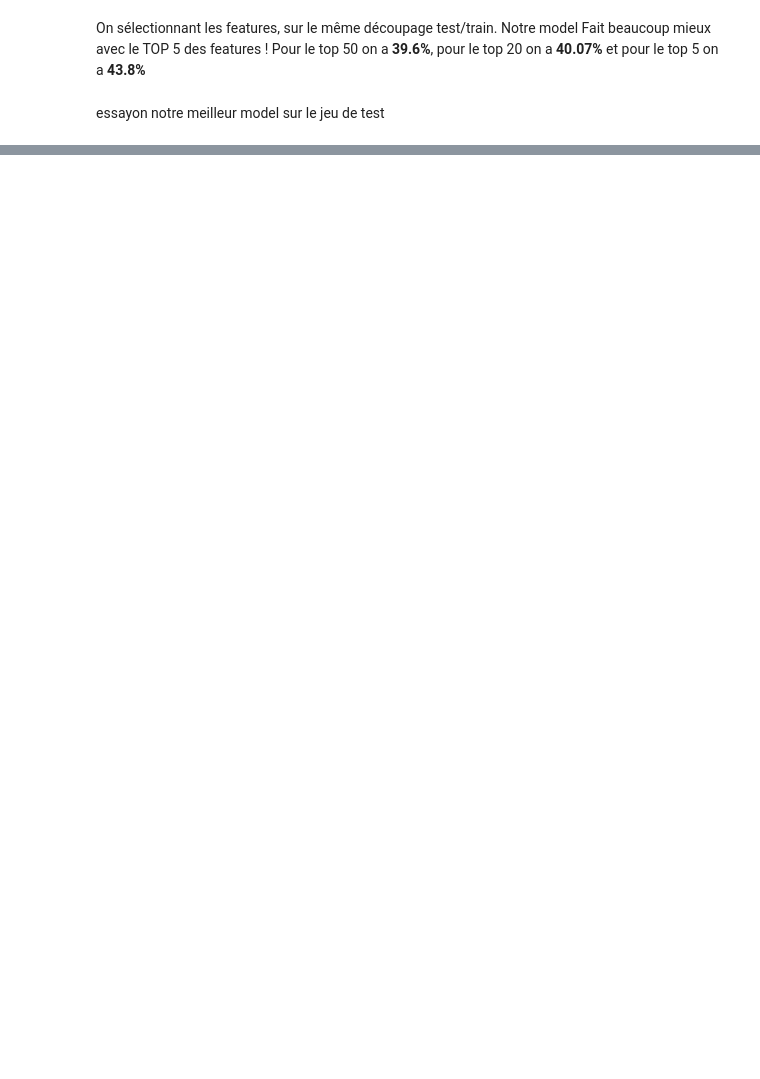
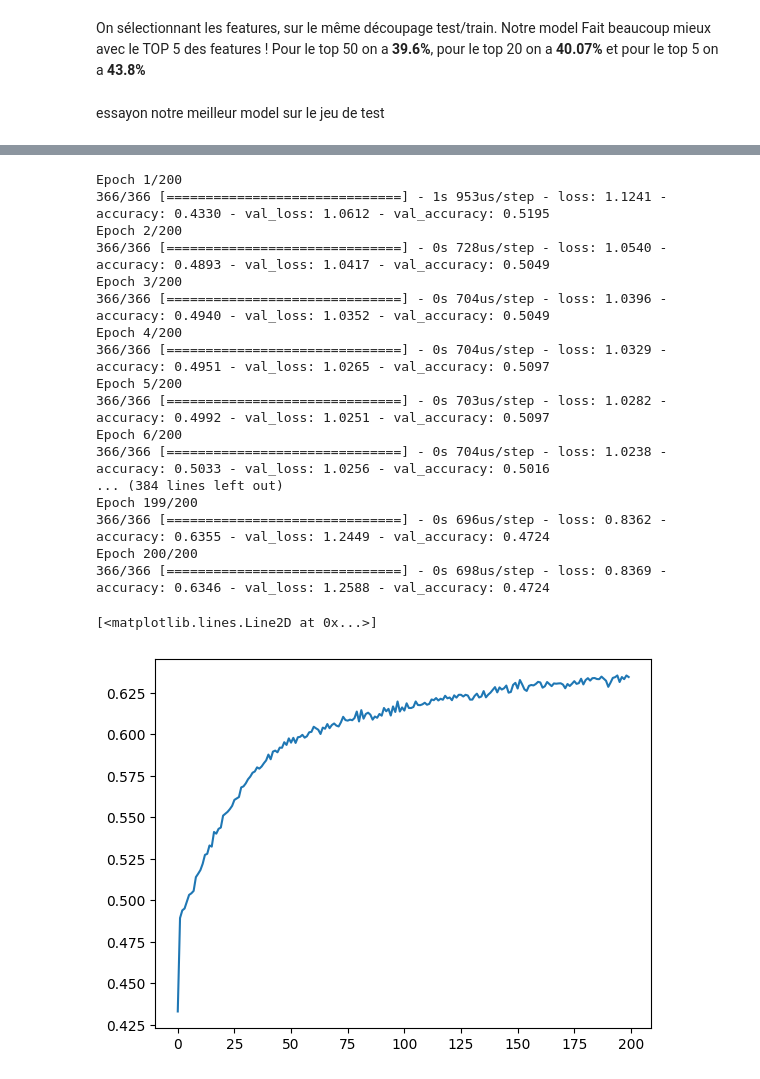
Before and after one commit to Nomehh/MachineLearning, a Jupyter notebook: start.ipynb, the cells around one changed output, grey strips where cells are left out. Cells and saved outputs as stored; diff of their text form; code cells hidden in the pictures; blank space fills up the shorter version.

```diff
--- a/start.ipynb
+++ b/start.ipynb
@@ -466 +458,45 @@ ID
+# %%
+X_train, X_test, y_train, y_test = model_selection.train_test_split(normalized_train_data, train_new_y, train_size=0.95, random_state=42)
+
+X_test_TOP50 = X_test[top_50_features]
+X_train_TOP50 = X_train[top_50_features]
+
+
+model_TOP50 = tf.keras.models.Sequential([
+    tf.keras.layers.Dense(32, activation='relu', input_shape=(50,)),
+    tf.keras.layers.Dense(16, activation='relu'),
+    tf.keras.layers.Dense(16, activation='sigmoid'),
+    tf.keras.layers.Dense(16, activation='relu'),
+    tf.keras.layers.Dense(16, activation='sigmoid'),
+    tf.keras.layers.Dense(16, activation='relu'),
+    tf.keras.layers.Dense(16, activation='sigmoid'),
+    tf.keras.layers.Dense(16, activation='relu'),
+    tf.keras.layers.Dense(8, activation='sigmoid', kernel_regularizer=tf.keras.regularizers.l2(0.01)),
+    tf.keras.layers.Dense(nb_outputs, activation='softmax')
+])
+
+model_TOP50.compile(optimizer='adam', loss='categorical_crossentropy', metrics=['accuracy'])
+training = model_TOP50.fit(X_train_TOP50, y_train, epochs=200, batch_size=32, validation_data=(X_test_TOP50, y_test))
+
+plt.plot(training.history['accuracy'], label='accuracy all features')
+# %% [output]
+Epoch 1/200
+366/366 [==============================] - 1s 953us/step - loss: 1.1241 - accuracy: 0.4330 - val_loss: 1.0612 - val_accuracy: 0.5195
+Epoch 2/200
+366/366 [==============================] - 0s 728us/step - loss: 1.0540 - accuracy: 0.4893 - val_loss: 1.0417 - val_accuracy: 0.5049
+Epoch 3/200
+366/366 [==============================] - 0s 704us/step - loss: 1.0396 - accuracy: 0.4940 - val_loss: 1.0352 - val_accuracy: 0.5049
+Epoch 4/200
+366/366 [==============================] - 0s 704us/step - loss: 1.0329 - accuracy: 0.4951 - val_loss: 1.0265 - val_accuracy: 0.5097
+Epoch 5/200
+366/366 [==============================] - 0s 703us/step - loss: 1.0282 - accuracy: 0.4992 - val_loss: 1.0251 - val_accuracy: 0.5097
+Epoch 6/200
+366/366 [==============================] - 0s 704us/step - loss: 1.0238 - accuracy: 0.5033 - val_loss: 1.0256 - val_accuracy: 0.5016
+... (384 lines left out)
+Epoch 199/200
+366/366 [==============================] - 0s 696us/step - loss: 0.8362 - accuracy: 0.6355 - val_loss: 1.2449 - val_accuracy: 0.4724
+Epoch 200/200
+366/366 [==============================] - 0s 698us/step - loss: 0.8369 - accuracy: 0.6346 - val_loss: 1.2588 - val_accuracy: 0.4724
+[<matplotlib.lines.Line2D at 0x...>]
+[figure, added]
 # %%
```
Also changed, not shown: parts of 11 cells of this notebook.
